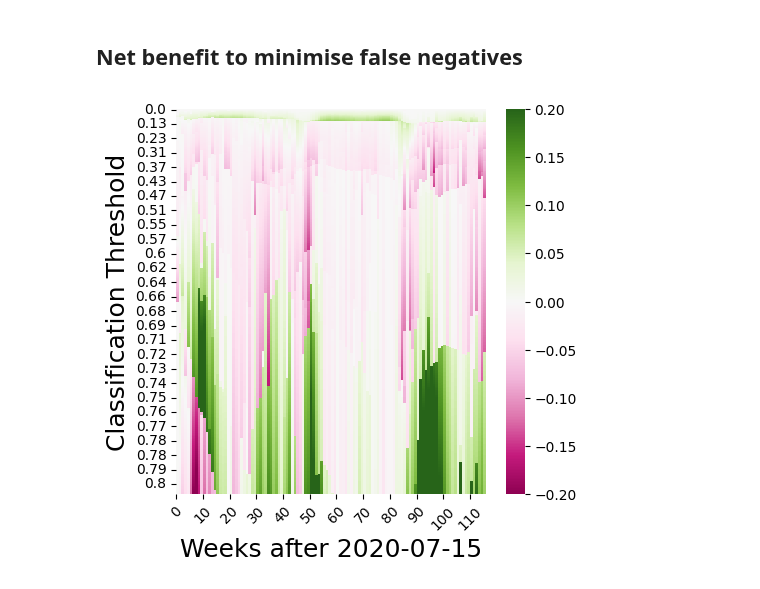
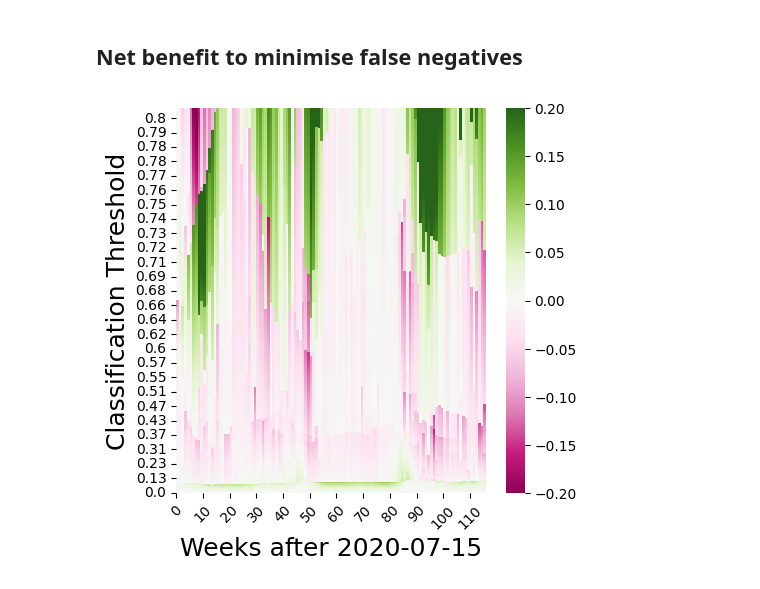
Before and after one commit to RachelMurray-Watson/COVID_forecasting, a Jupyter notebook: Net_benefit_calculation_optimal_threshold.ipynb, the cells around one changed output. Drawn from its saved outputs; the diff is of its cells as text; code cells hidden in the pictures.

Commit message:
Inverted y axis
added function to stramline generation of plots

```diff
--- a/Net_benefit_calculation_optimal_threshold.ipynb
+++ b/Net_benefit_calculation_optimal_threshold.ipynb
@@ -82,6 +82,19 @@ def get_heatmap_data_for_omega_optimal_threshold(NB_data, weeks_to_predict):
                 #weekly_data = list(reversed(weekly_data))
                 heatmap_data_omega[week] = weekly_data
         return heatmap_data_omega
+def calculate_gain_data(net_benefit_naive, net_benefit_full, threshold_sequences, weeks_to_predict):
+    # Get heatmap data for the naive and full periods
+    heatmap_data_naive = get_heatmap_data_for_omega_optimal_threshold(net_benefit_naive, weeks_to_predict)
+    heatmap_data_full = get_heatmap_data_for_omega_optimal_threshold(net_benefit_full, weeks_to_predict)
+
+    # Calculate gain data
+    gain_data = heatmap_data_full.subtract(heatmap_data_naive)
+
+    # Add the threshold sequences as an index
+    gain_data['threshold_sequences'] = threshold_sequences
+    gain_data.set_index('threshold_sequences', inplace=True)
+
+    return gain_data
 # %% [markdown]
 # Calculate the net benefit at every optimal threshold
 # %%
@@ -141,18 +154,9 @@ for prediction_week in weeks_to_predict:
         net_benefit_by_model_omega_p_period_naive.__setitem__(prediction_week, net_benefit_by_omega_week_period_naive)
 # %%
 fig, ax = plt.subplots(1, 1, figsize=(7.5, 7.5))
-omega_sequences = np.linspace(0,4,401)
-threshold_sequences = []
-for omega in omega_sequences:
-    threshold_sequences.append((omega/(1 + omega)))
-threshold_sequences = [round(threshold, 2) for threshold in threshold_sequences]
-heatmap_data_naive_period = get_heatmap_data_for_omega_optimal_threshold(net_benefit_by_model_omega_p_period_naive, weeks_to_predict);
 
-heatmap_data_full_period = get_heatmap_data_for_omega_optimal_threshold(net_benefit_by_omega_p_full_period, weeks_to_predict);
-#gain_NB_full_vs_naive_all_omega.reset_index(inplace=True, drop = True)
-gain_NB_full_vs_naive = heatmap_data_full_period.subtract(heatmap_data_naive_period)
-gain_NB_full_vs_naive['threshold_sequences'] = threshold_sequences
-gain_NB_full_vs_naive.set_index('threshold_sequences', inplace=True)
+gain_NB_full_vs_naive = calculate_gain_data(net_benefit_by_model_omega_p_period_naive, net_benefit_by_omega_p_full_period, threshold_sequences, weeks_to_predict)
+
 sns.heatmap((gain_NB_full_vs_naive), annot=False, cmap='PiYG', vmin = -.2, vmax = 0.2)
 ax.invert_yaxis()
 
@@ -237,29 +241,19 @@ for prediction_week in weeks_to_predict:
         net_benefit_by_model_omega_p_period_naive_min_negative.__setitem__(prediction_week, net_benefit_by_omega_week_period_naive)
 # %%
 fig, ax = plt.subplots(1, 1, figsize=(5, 5))
-heatmap_data_naive_period_min_negative = get_heatmap_data_for_omega_optimal_threshold(net_benefit_by_model_omega_p_period_naive_min_negative, weeks_to_predict);
 
-heatmap_data_full_period_min_negative = get_heatmap_data_for_omega_optimal_threshold(net_benefit_by_omega_p_full_period_min_negative, weeks_to_predict);
-#gain_NB_full_vs_naive_all_omega.reset_index(inplace=True, drop = True)
-gain_NB_full_vs_naive_min_negative = heatmap_data_full_period_min_negative.subtract(heatmap_data_naive_period_min_negative)
-gain_NB_full_vs_naive_min_negative['threshold_sequences'] = threshold_sequences
-gain_NB_full_vs_naive_min_negative.set_index('threshold_sequences', inplace=True)
-sns.heatmap((gain_NB_full_vs_naive_min_negative.T).T, annot=False, cmap='PiYG', vmin = -.2, vmax = 0.2)
-#sns.heatmap((gain_NB_full_vs_naive_min_negative), annot=False, cmap='PiYG', vmin = -.2, vmax = 0.2)
+gain_NB_full_vs_naive_min_negative = calculate_gain_data(net_benefit_by_model_omega_p_period_naive_min_negative, net_benefit_by_omega_p_full_period_min_negative, threshold_sequences, weeks_to_predict)
 
-#ax.invert_yaxis()
-#y_tick_locations = np.linspace(0,4,401)*100
-#y_labels = threshold_sequences
-#y_labels = y_labels[::-1][::40]  # Get every 10th label
-#ax.set_yticks(y_tick_locations[::40])
-#ax.set_yticklabels(y_labels, rotation=90)
+sns.heatmap((gain_NB_full_vs_naive_min_negative), annot=False, cmap='PiYG', vmin = -.2, vmax = 0.2)
+ax.invert_yaxis()
+
 ax.set_xticks(range(0, 120, 10))
 x_labels = range(0, 120, 10)
 ax.set_xticklabels(x_labels, rotation=45)
 
 ax.set_xlabel('Weeks after 2020-07-15', fontsize=18)
 ax.set_ylabel("Classification Threshold", fontsize=18)
 
 plt.savefig(f'/Users/rem76/Documents/COVID_projections/COVID_forecasting/Graphs/Net_benefit_full_naive_expanding_train_models_period_{size_of_test_dataset}_week_min_fn.png', dpi = 300)
 # %% [output]
-[figure, old version]
+[figure, new version]
```
Also changed, not shown: parts of 2 cells of this notebook, 1 other file.
